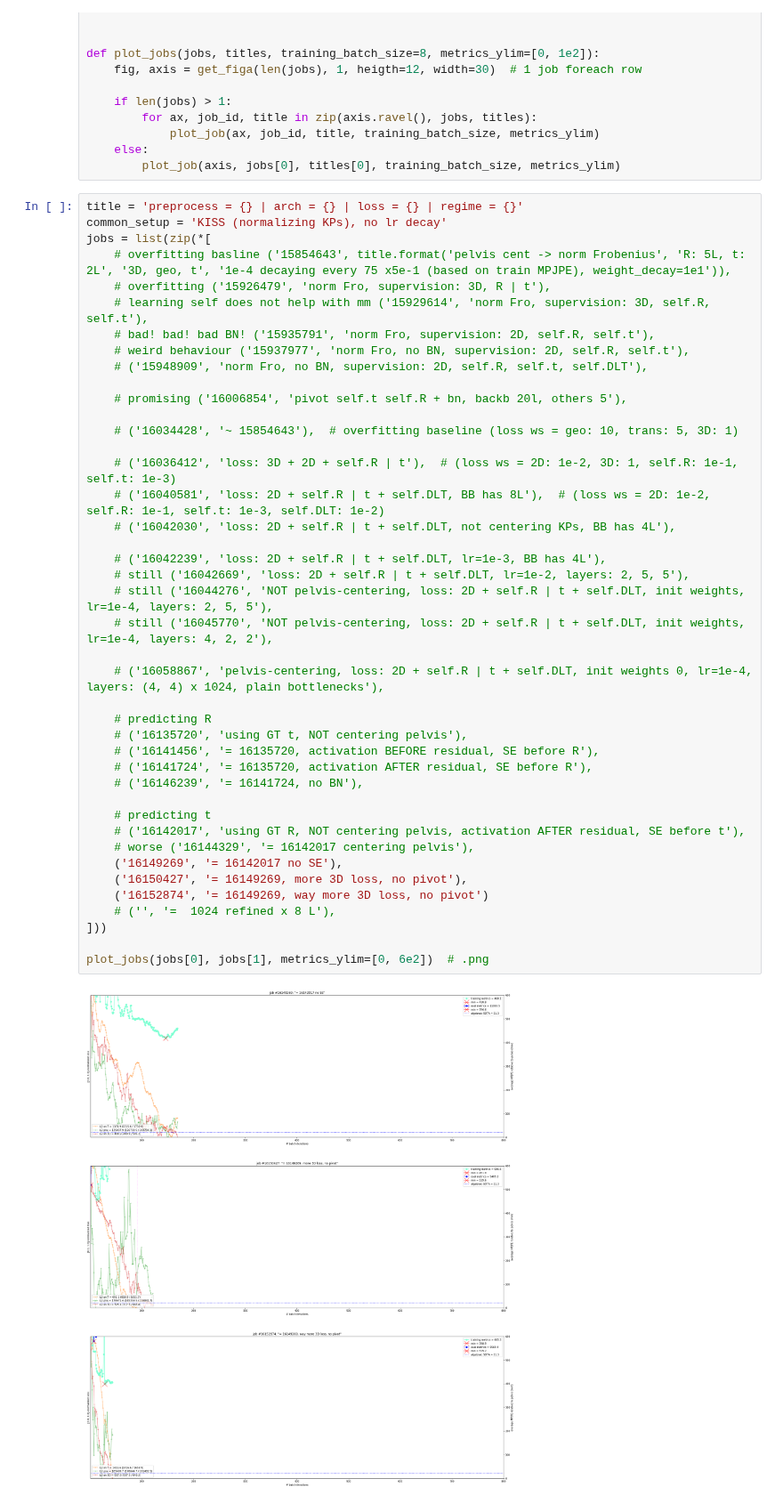
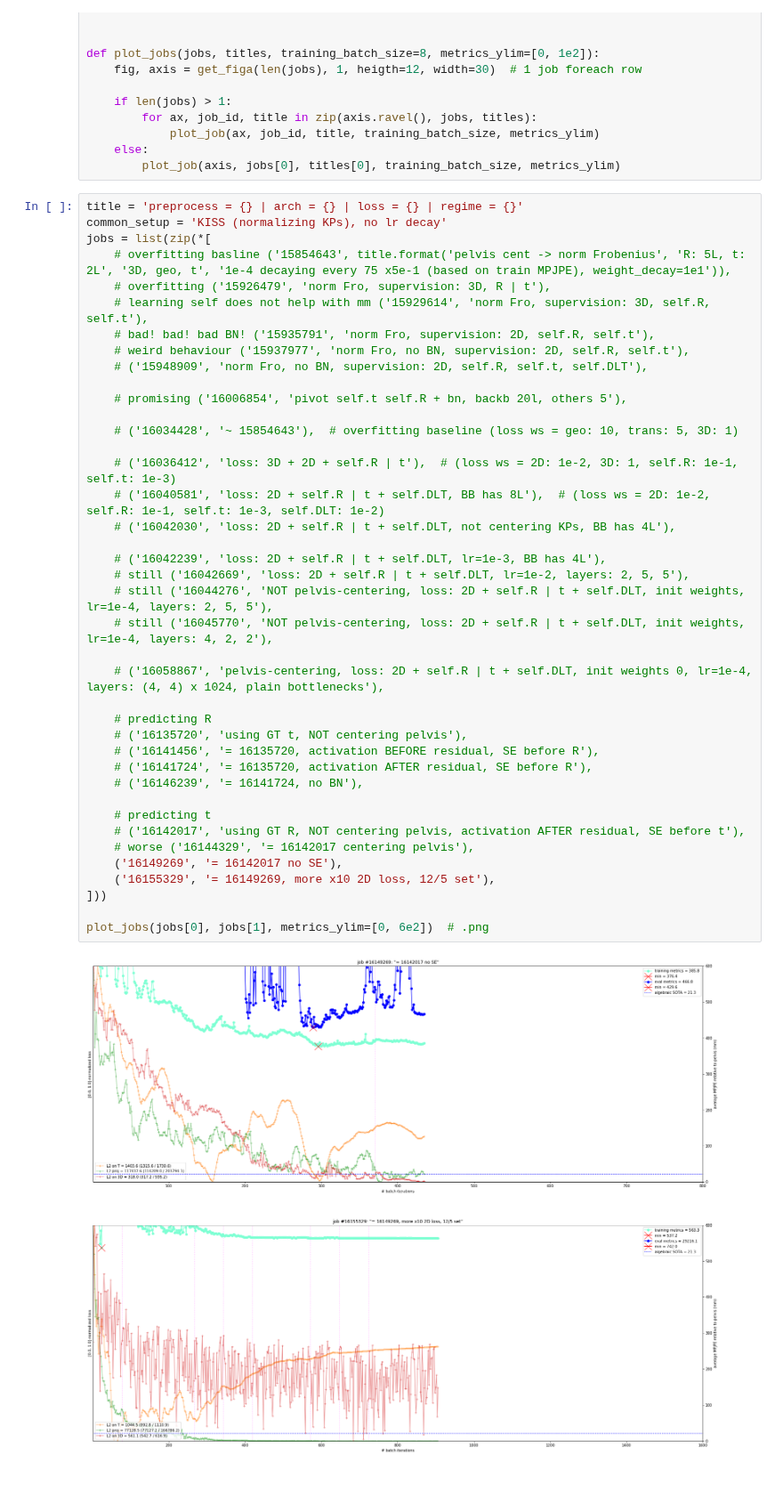
Before and after one commit to karfly/learnable-triangulation-pytorch, a Jupyter notebook: tom.ipynb, the cells around one changed output. Shown at 89% size. Saved outputs shown, nothing was run; the diff lists cells and outputs as text.

```diff
--- a/tom.ipynb
+++ b/tom.ipynb
@@ -65,34 +65,32 @@ jobs = list(zip(*[
 
     # promising ('16006854', 'pivot self.t self.R + bn, backb 20l, others 5'),
 
     # ('16034428', '~ 15854643'),  # overfitting baseline (loss ws = geo: 10, trans: 5, 3D: 1)
 
     # ('16036412', 'loss: 3D + 2D + self.R | t'),  # (loss ws = 2D: 1e-2, 3D: 1, self.R: 1e-1, self.t: 1e-3)
     # ('16040581', 'loss: 2D + self.R | t + self.DLT, BB has 8L'),  # (loss ws = 2D: 1e-2, self.R: 1e-1, self.t: 1e-3, self.DLT: 1e-2)
     # ('16042030', 'loss: 2D + self.R | t + self.DLT, not centering KPs, BB has 4L'),
 
     # ('16042239', 'loss: 2D + self.R | t + self.DLT, lr=1e-3, BB has 4L'),
     # still ('16042669', 'loss: 2D + self.R | t + self.DLT, lr=1e-2, layers: 2, 5, 5'),
     # still ('16044276', 'NOT pelvis-centering, loss: 2D + self.R | t + self.DLT, init weights, lr=1e-4, layers: 2, 5, 5'),
     # still ('16045770', 'NOT pelvis-centering, loss: 2D + self.R | t + self.DLT, init weights, lr=1e-4, layers: 4, 2, 2'),
 
     # ('16058867', 'pelvis-centering, loss: 2D + self.R | t + self.DLT, init weights 0, lr=1e-4, layers: (4, 4) x 1024, plain bottlenecks'),
 
     # predicting R
     # ('16135720', 'using GT t, NOT centering pelvis'),
     # ('16141456', '= 16135720, activation BEFORE residual, SE before R'),
     # ('16141724', '= 16135720, activation AFTER residual, SE before R'),
     # ('16146239', '= 16141724, no BN'),
 
     # predicting t
     # ('16142017', 'using GT R, NOT centering pelvis, activation AFTER residual, SE before t'),
     # worse ('16144329', '= 16142017 centering pelvis'),
     ('16149269', '= 16142017 no SE'),
-    ('16150427', '= 16149269, more 3D loss, no pivot'),
-    ('16152874', '= 16149269, way more 3D loss, no pivot')
-    # ('', '=  1024 refined x 8 L'),
+    ('16155329', '= 16149269, more x10 2D loss, 12/5 set'),
 ]))
 
 plot_jobs(jobs[0], jobs[1], metrics_ylim=[0, 6e2])  # .png
 # %% [output]
-[figure, old version]
+[figure, new version]
```
Also changed, not shown: parts of 1 cell of this notebook, 4 other files.
